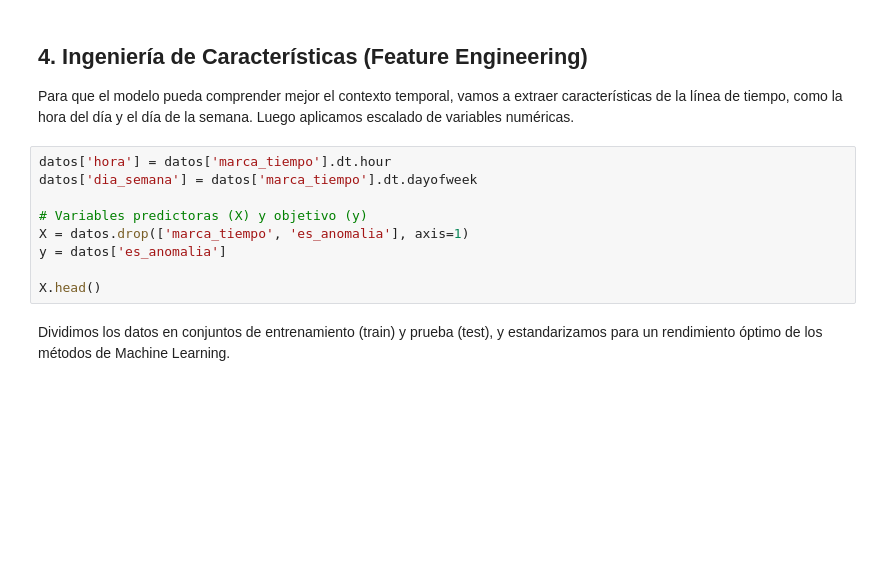
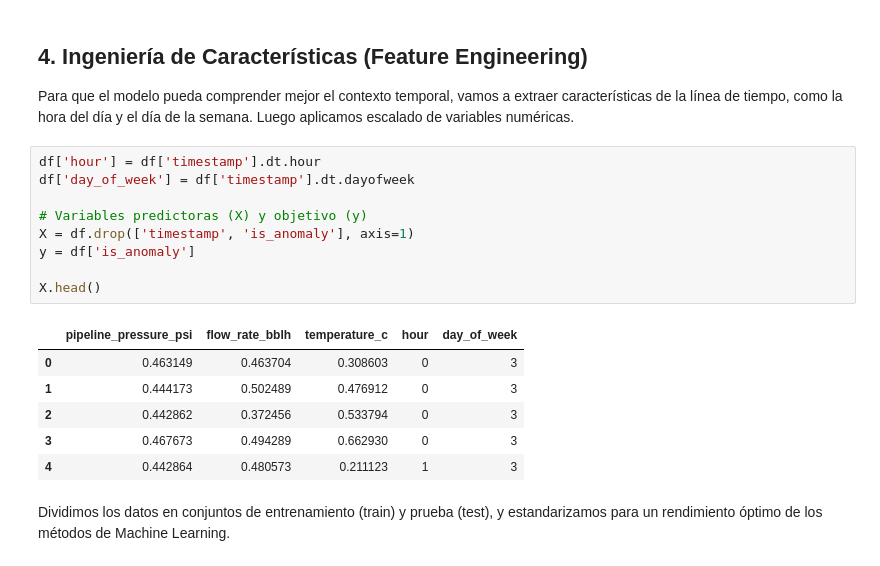
Before and after one commit to yonerwinr/IA-PROYECTO, a Jupyter notebook: proyecto_anomalias_zulia.ipynb, the cells around one changed output. Drawn from its saved outputs; the diff is of its cells as text; blank space fills up the shorter version.

```diff
--- a/proyecto_anomalias_zulia.ipynb
+++ b/proyecto_anomalias_zulia.ipynb
@@ -180,14 +169,21 @@ plt.show()
 ## 4. Ingeniería de Características (Feature Engineering)
 Para que el modelo pueda comprender mejor el contexto temporal, vamos a extraer características de la línea de tiempo, como la hora del día y el día de la semana. Luego aplicamos escalado de variables numéricas.
 # %%
-datos['hora'] = datos['marca_tiempo'].dt.hour
-datos['dia_semana'] = datos['marca_tiempo'].dt.dayofweek
+df['hour'] = df['timestamp'].dt.hour
+df['day_of_week'] = df['timestamp'].dt.dayofweek
 
 # Variables predictoras (X) y objetivo (y)
-X = datos.drop(['marca_tiempo', 'es_anomalia'], axis=1)
-y = datos['es_anomalia']
+X = df.drop(['timestamp', 'is_anomaly'], axis=1)
+y = df['is_anomaly']
 
 X.head()
+# %% [output]
+|  | pipeline_pressure_psi | flow_rate_bblh | temperature_c | hour | day_of_week |
+| 0 | 0.463149 | 0.463704 | 0.308603 | 0 | 3 |
+| 1 | 0.444173 | 0.502489 | 0.476912 | 0 | 3 |
+| 2 | 0.442862 | 0.372456 | 0.533794 | 0 | 3 |
+| 3 | 0.467673 | 0.494289 | 0.662930 | 0 | 3 |
+| 4 | 0.442864 | 0.480573 | 0.211123 | 1 | 3 |
 # %% [markdown]
 Dividimos los datos en conjuntos de entrenamiento (train) y prueba (test), y estandarizamos para un rendimiento óptimo de los métodos de Machine Learning.
 # %%
```
Also changed, not shown: parts of 7 cells of this notebook.
